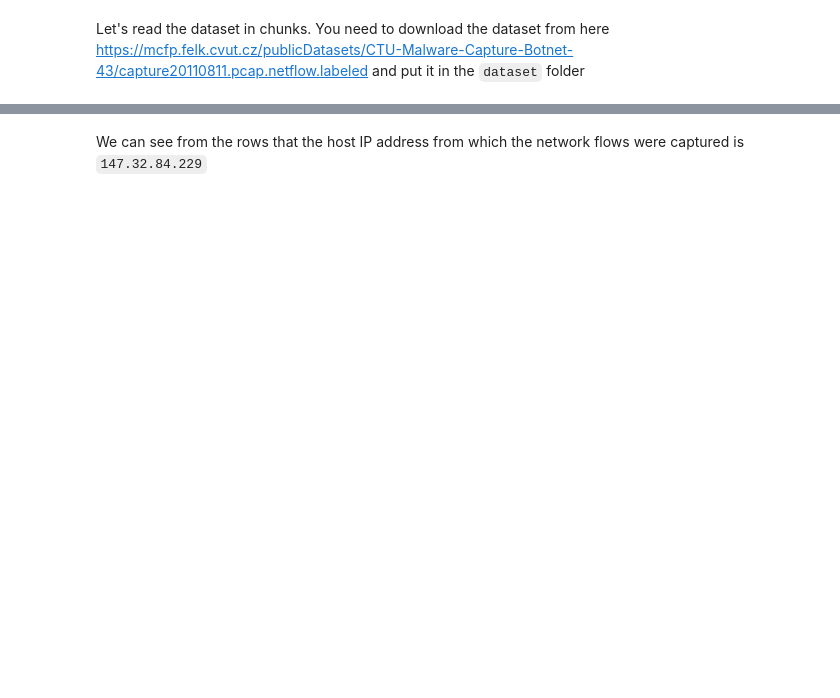
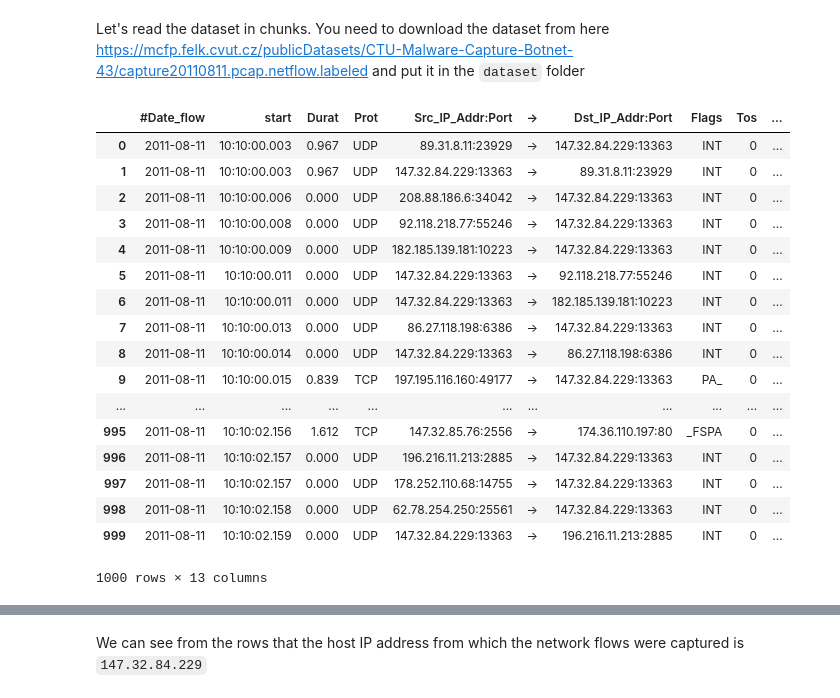
Before and after one commit to enreina/cs4035-lab, a Jupyter notebook: lab3/sampling_task.ipynb, the cells around one changed output, grey strips where cells are left out. Saved outputs shown, nothing was run; the diff lists cells and outputs as text; code cells hidden in the pictures; blank space fills up the shorter version.

```diff
--- a/lab3/sampling_task.ipynb
+++ b/lab3/sampling_task.ipynb
@@ -7,4 +11,24 @@ Let's read the dataset in chunks. You need to download the dataset from here htt
 dataset = pd.read_csv('dataset/capture20110811.pcap.netflow.labeled', delim_whitespace=True, chunksize=1000)
 # %%
 first_chunk = dataset.get_chunk()
+first_chunk
+# %% [output]
+|  | #Date_flow | start | Durat | Prot | Src_IP_Addr:Port | -> | Dst_IP_Addr:Port | Flags | Tos | ... |
+| 0 | 2011-08-11 | 10:10:00.003 | 0.967 | UDP | 89.31.8.11:23929 | -> | 147.32.84.229:13363 | INT | 0 | ... |
+| 1 | 2011-08-11 | 10:10:00.003 | 0.967 | UDP | 147.32.84.229:13363 | -> | 89.31.8.11:23929 | INT | 0 | ... |
+| 2 | 2011-08-11 | 10:10:00.006 | 0.000 | UDP | 208.88.186.6:34042 | -> | 147.32.84.229:13363 | INT | 0 | ... |
+| 3 | 2011-08-11 | 10:10:00.008 | 0.000 | UDP | 92.118.218.77:55246 | -> | 147.32.84.229:13363 | INT | 0 | ... |
+| 4 | 2011-08-11 | 10:10:00.009 | 0.000 | UDP | 182.185.139.181:10223 | -> | 147.32.84.229:13363 | INT | 0 | ... |
+| 5 | 2011-08-11 | 10:10:00.011 | 0.000 | UDP | 147.32.84.229:13363 | -> | 92.118.218.77:55246 | INT | 0 | ... |
+| 6 | 2011-08-11 | 10:10:00.011 | 0.000 | UDP | 147.32.84.229:13363 | -> | 182.185.139.181:10223 | INT | 0 | ... |
+| 7 | 2011-08-11 | 10:10:00.013 | 0.000 | UDP | 86.27.118.198:6386 | -> | 147.32.84.229:13363 | INT | 0 | ... |
+| 8 | 2011-08-11 | 10:10:00.014 | 0.000 | UDP | 147.32.84.229:13363 | -> | 86.27.118.198:6386 | INT | 0 | ... |
+| 9 | 2011-08-11 | 10:10:00.015 | 0.839 | TCP | 197.195.116.160:49177 | -> | 147.32.84.229:13363 | PA_ | 0 | ... |
+| ... | ... | ... | ... | ... | ... | ... | ... | ... | ... | ... |
+| 995 | 2011-08-11 | 10:10:02.156 | 1.612 | TCP | 147.32.85.76:2556 | -> | 174.36.110.197:80 | _FSPA | 0 | ... |
+| 996 | 2011-08-11 | 10:10:02.157 | 0.000 | UDP | 196.216.11.213:2885 | -> | 147.32.84.229:13363 | INT | 0 | ... |
+| 997 | 2011-08-11 | 10:10:02.157 | 0.000 | UDP | 178.252.110.68:14755 | -> | 147.32.84.229:13363 | INT | 0 | ... |
+| 998 | 2011-08-11 | 10:10:02.158 | 0.000 | UDP | 62.78.254.250:25561 | -> | 147.32.84.229:13363 | INT | 0 | ... |
+| 999 | 2011-08-11 | 10:10:02.159 | 0.000 | UDP | 147.32.84.229:13363 | -> | 196.216.11.213:2885 | INT | 0 | ... |
+1000 rows × 13 columns
 # %%
```
Also changed, not shown: parts of 9 cells of this notebook.
